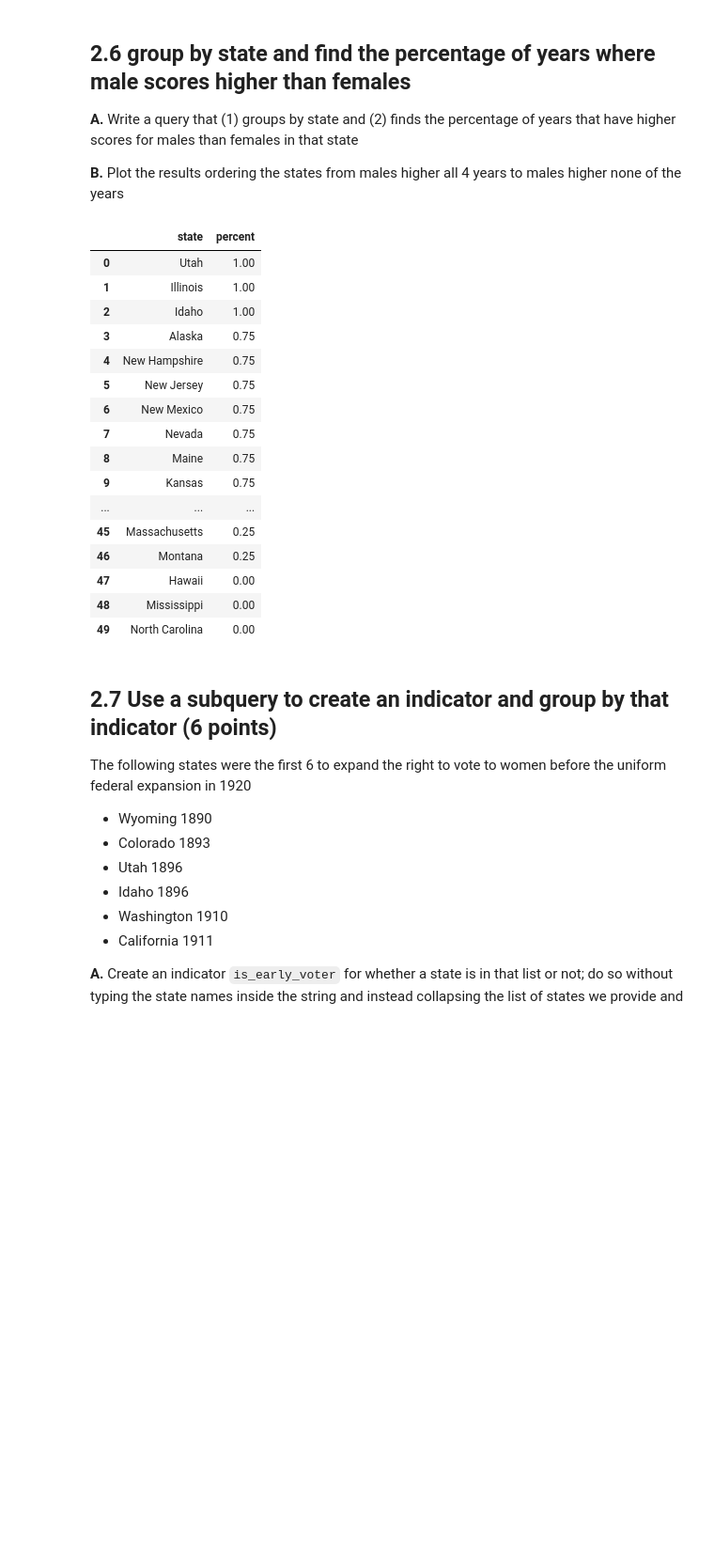
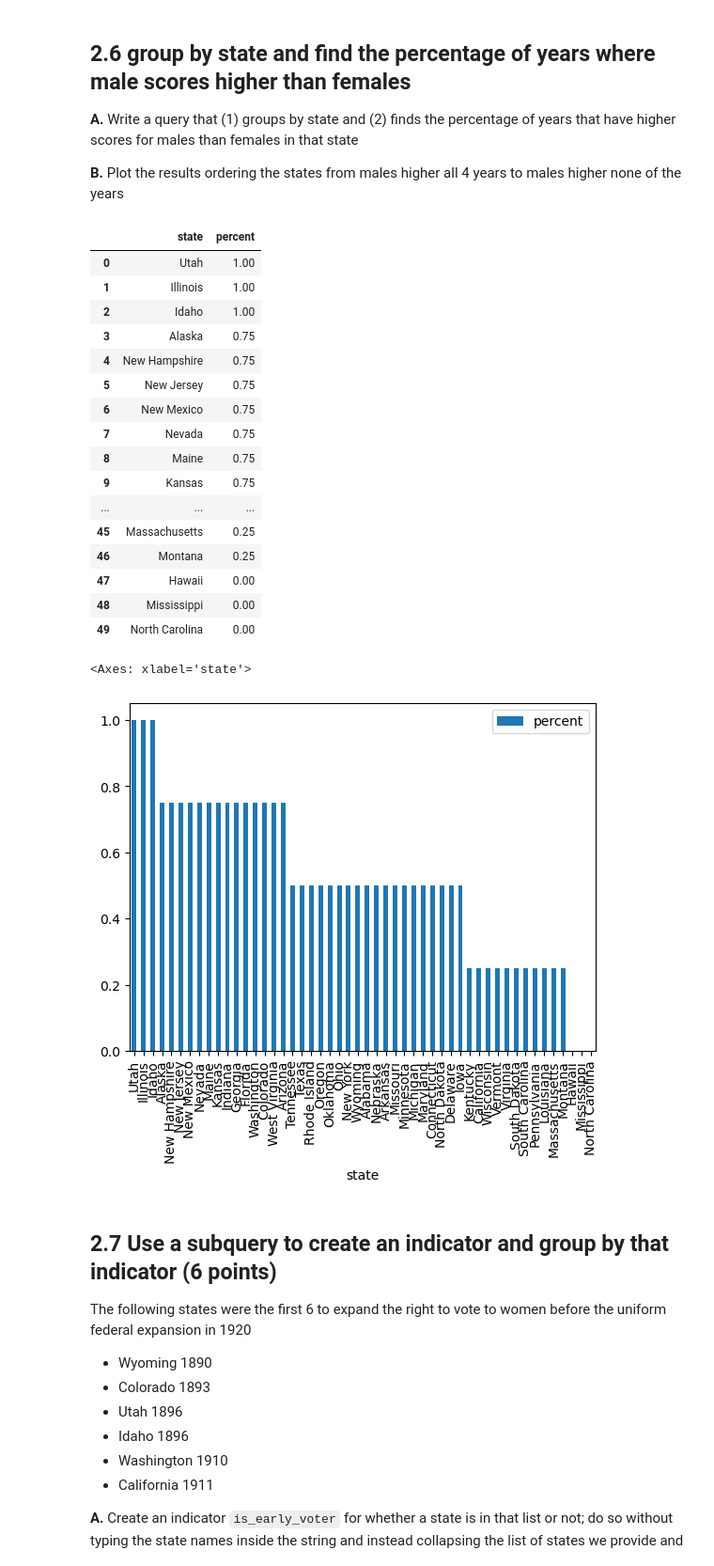
Before and after one commit to tommy-robinson/QSS20_S25, a Jupyter notebook: my_work/pset4/pset4_blank.ipynb, the cells around one changed output. Shown at 94% size. Saved outputs shown, nothing was run; the diff lists cells and outputs as text; code cells hidden in the pictures; blank space fills up the shorter version.

```diff
--- a/my_work/pset4/pset4_blank.ipynb
+++ b/my_work/pset4/pset4_blank.ipynb
@@ -420,33 +420,37 @@ FROM (
     SELECT *,
     CASE
         WHEN male > female THEN 1
         ELSE 0
     END AS is_male_higher
     FROM math_gencompare
 ) AS sub
 GROUP BY state
 ORDER BY percent DESC
 """
 group_state_d = pd.read_sql_query(group_state_query, cnx)
 group_state_d
+
+group_state_d.plot.bar(x="state", y="percent")
 # %% [output]
 |  | state | percent |
 | 0 | Utah | 1.00 |
 | 1 | Illinois | 1.00 |
 | 2 | Idaho | 1.00 |
 | 3 | Alaska | 0.75 |
 | 4 | New Hampshire | 0.75 |
 | 5 | New Jersey | 0.75 |
 | 6 | New Mexico | 0.75 |
 | 7 | Nevada | 0.75 |
 | 8 | Maine | 0.75 |
 | 9 | Kansas | 0.75 |
 | ... | ... | ... |
 | 45 | Massachusetts | 0.25 |
 | 46 | Montana | 0.25 |
 | 47 | Hawaii | 0.00 |
 | 48 | Mississippi | 0.00 |
 | 49 | North Carolina | 0.00 |
+<Axes: xlabel='state'>
+[figure, added]
 # %% [markdown]
 ## 2.7 Use a subquery to create an indicator and group by that indicator (6 points)
 
```
Also changed, not shown: parts of 2 cells of this notebook, 2 other files.
